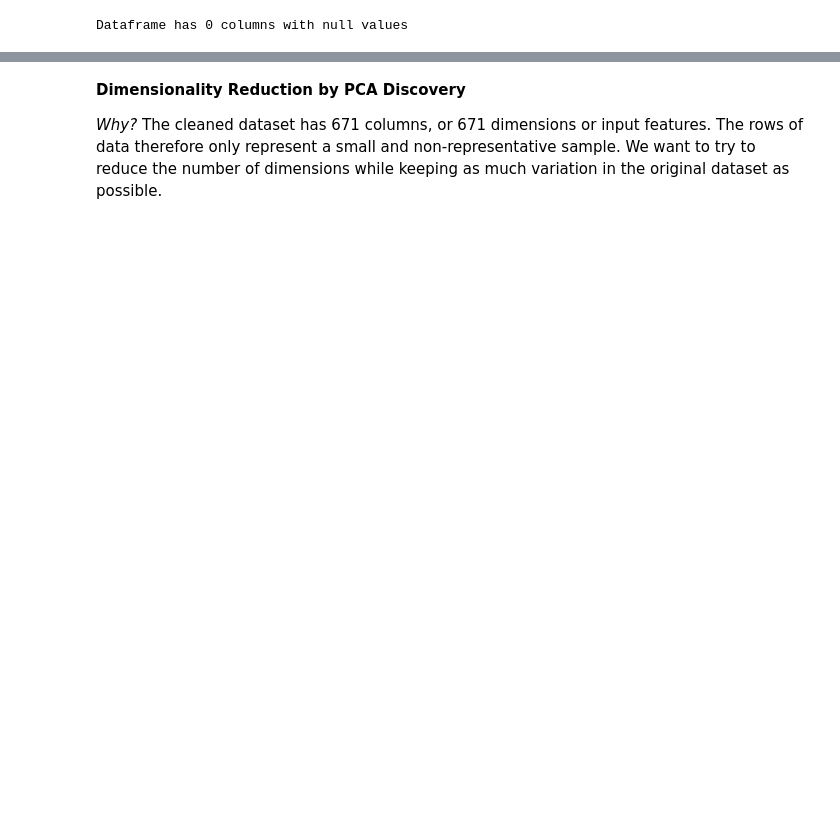
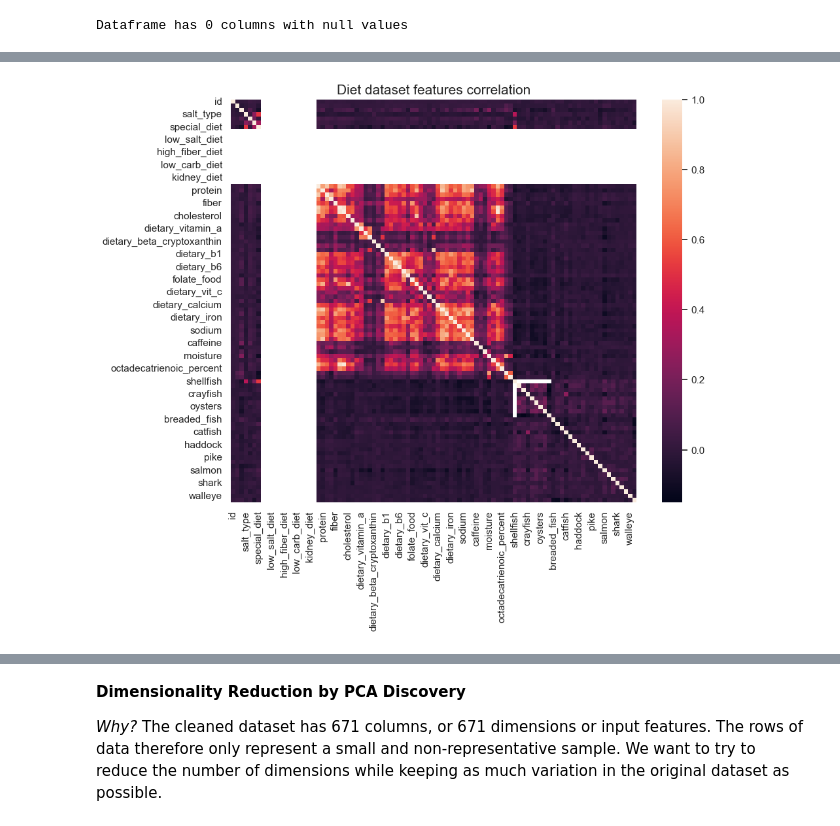
Before and after one commit to ErinPhillips/data_mining_midterm, a Jupyter notebook: midterm.ipynb, the cells around one changed output, grey strips where cells are left out. Cells and saved outputs as stored; diff of their text form; code cells hidden in the pictures; blank space fills up the shorter version.

```diff
--- a/midterm.ipynb
+++ b/midterm.ipynb
@@ -566,0 +622,4 @@ Dataframe has 0 columns with null values
+# %%
+corr_matrix(diet, 'Diet dataset features correlation')
+# %% [output]
+[figure, added]
```
Also changed, not shown: parts of 17 cells of this notebook.
